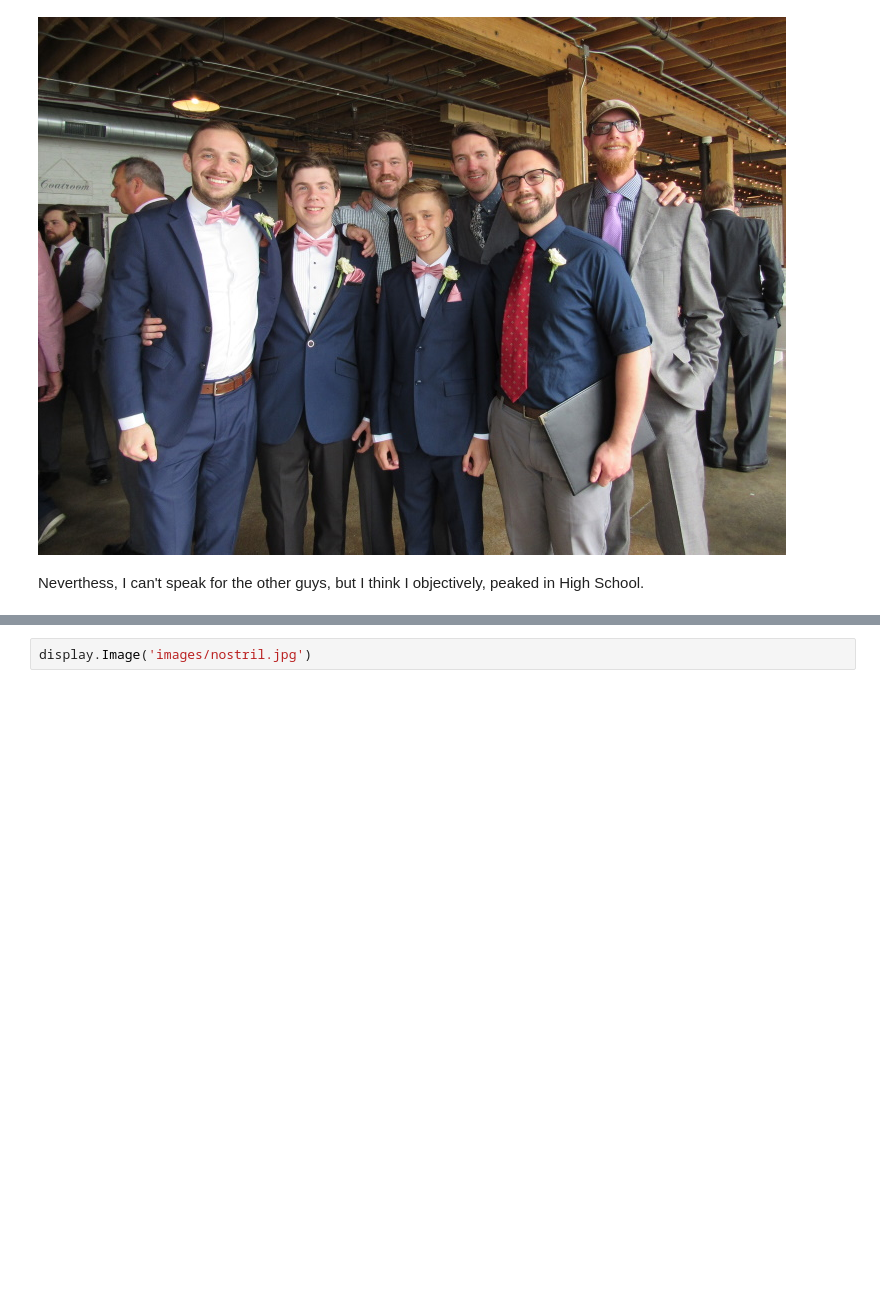
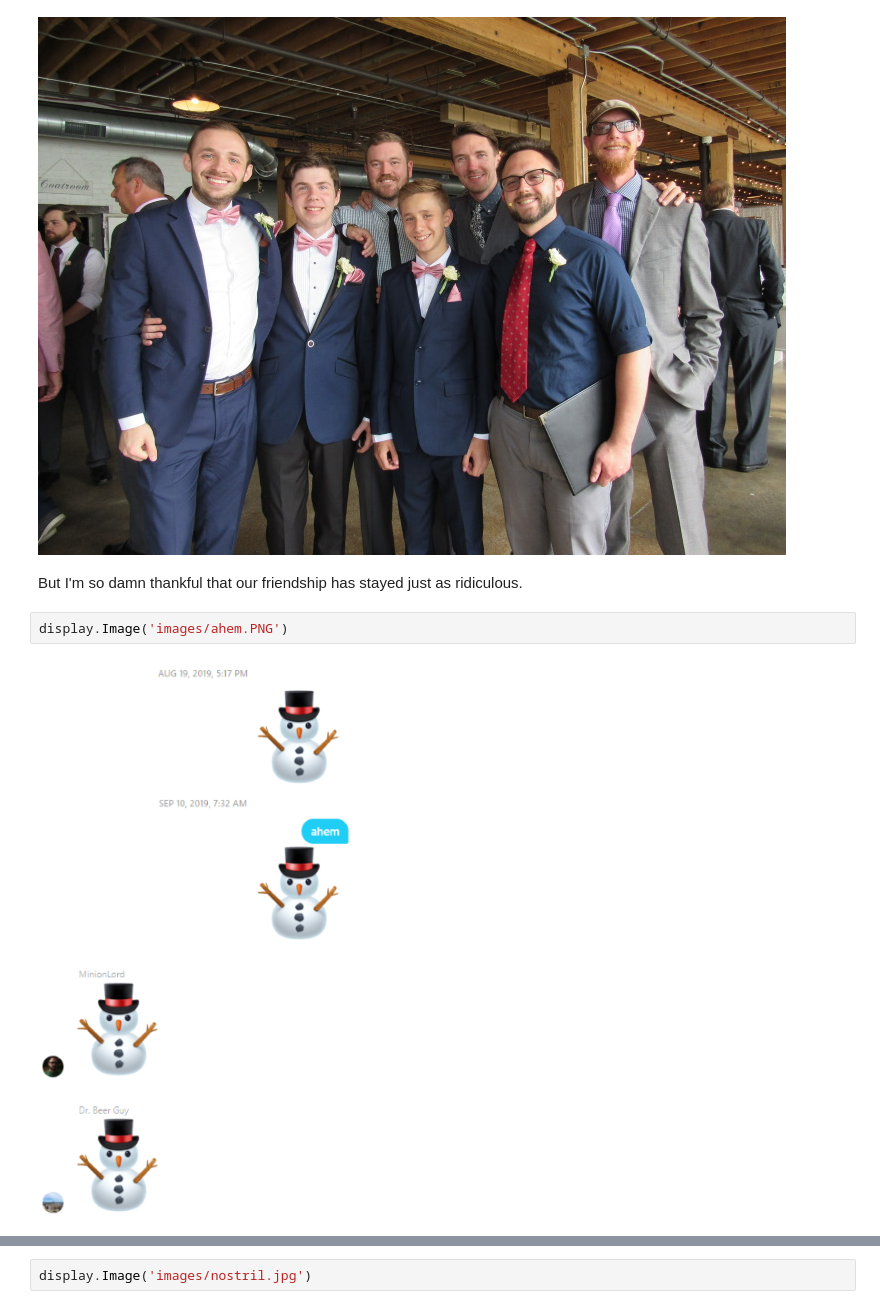
Before and after one commit to NapsterInBlue/streetlight, a Jupyter notebook: writeup.ipynb, the cells around one changed output, grey strips where cells are left out. Saved outputs shown, nothing was run; the diff lists cells and outputs as text; blank space fills up the shorter version.

```diff
--- a/writeup.ipynb
+++ b/writeup.ipynb
@@ -276,5 +294,9 @@ display.Image('images/botar.jpg')
 display.Image('images/wedding.jpg')
 # %% [output]
 [figure]
-# %% [markdown]
-Neverthess, I can't speak for the other guys, but I think I objectively, peaked in High School.
+# %% [markdown]
+But I'm so damn thankful that our friendship has stayed just as ridiculous.
+# %%
+display.Image('images/ahem.PNG')
+# %% [output]
+[figure, added]
```
Also changed, not shown: parts of 15 cells of this notebook, 1 other file.
